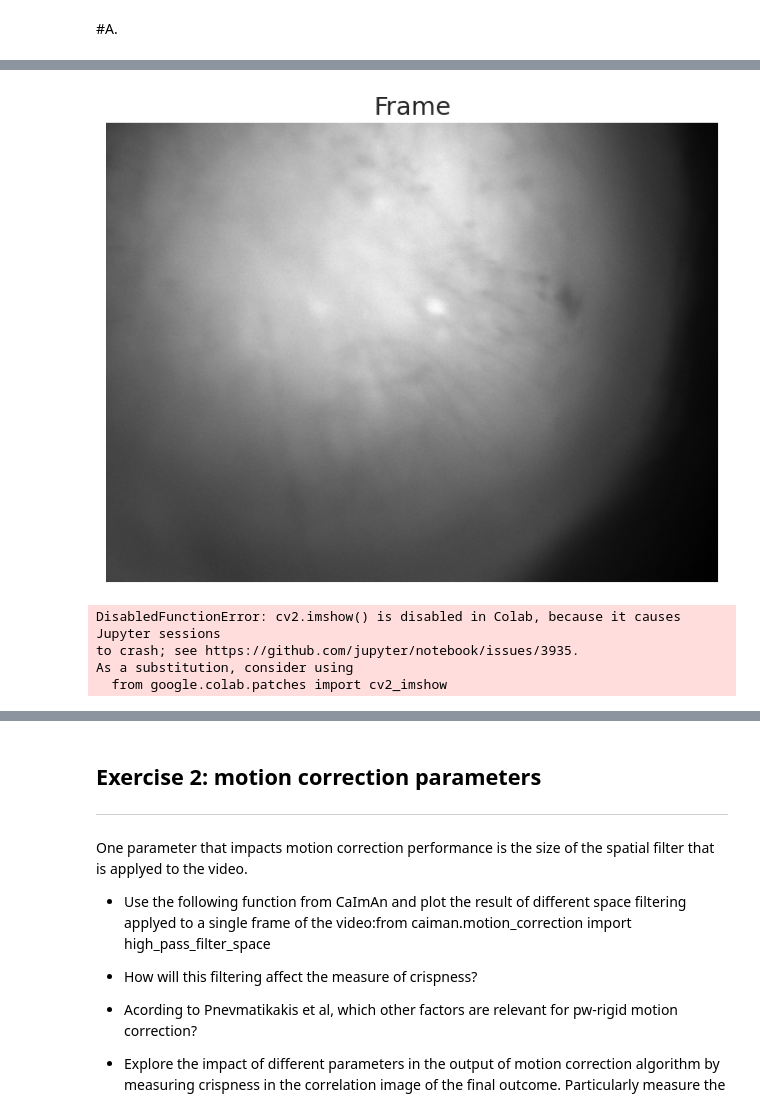
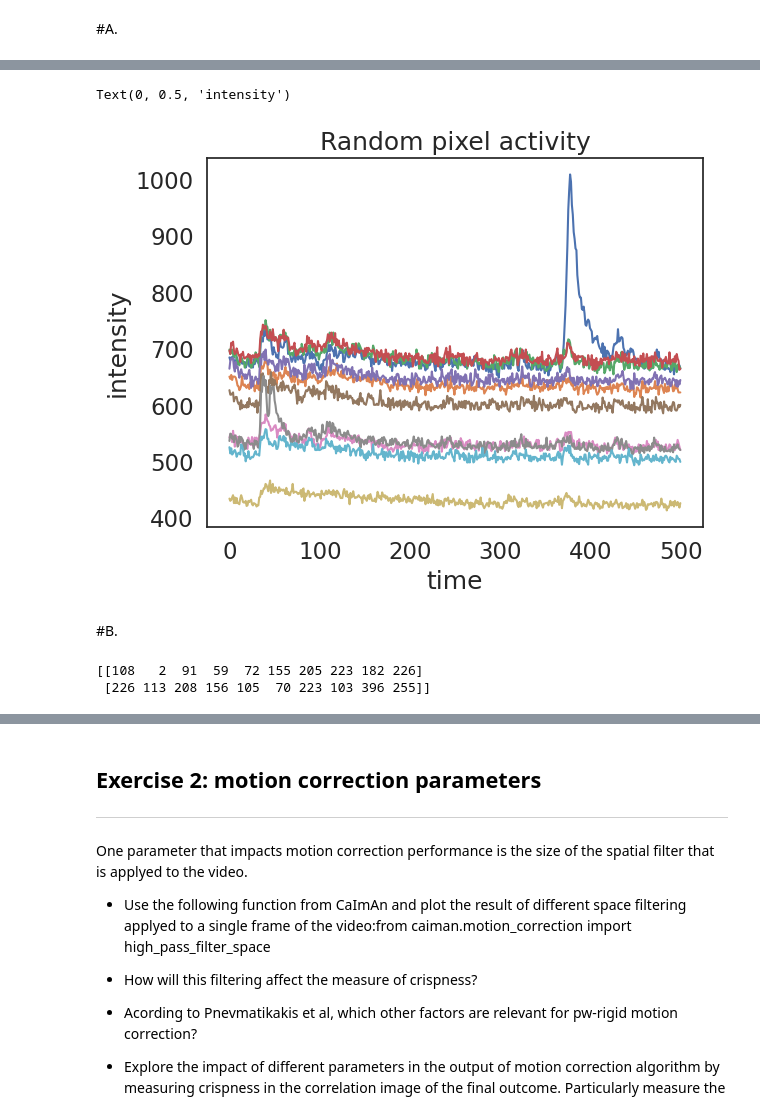
Before and after one commit to xamweil/neural-data, a Jupyter notebook: 02-calcium_imaging/exercises.ipynb, the cells around one changed output, grey strips where cells are left out. Cells and saved outputs as stored; diff of their text form; code cells hidden in the pictures.

```diff
--- a/02-calcium_imaging/exercises.ipynb
+++ b/02-calcium_imaging/exercises.ipynb
@@ -107,13 +105,51 @@ FOV.play doen't work in collab, as it is brwoser based and not allowed to make p
-# %%
-play(FOV)
-# %% [output]
-[figure, removed]
-# %%
-FOV.play(gain = 1,  #light intensity of video
-         magnification = 1, #size of display movie
-         fr = 20)
-# %% [output]
-DisabledFunctionError: cv2.imshow() is disabled in Colab, because it causes Jupyter sessions
-to crash; see https://github.com/jupyter/notebook/issues/3935.
-As a substitution, consider using
-  from google.colab.patches import cv2_imshow
+# %%
+ROI =  cm.load(input_tif_file_path)
+# %%
+def get_rnd_pixels(array, N, init_coord=np.array([0])):
+  if init_coord.all()==0:
+    nrows, ncols = array[0].shape
+    x, y = np.random.choice(range(nrows), size=N, replace=False), np.random.choice(range(ncols), size=N, replace=False)
+  else:
+    x, y = init_coord.T[0], init_coord.T[1]
+  for i in range(N):
+    rnd_pixels = array[:,x, y]
+    coord = np.column_stack((x, y))
+  return rnd_pixels, coord
+# %%
+saved_coord10=np.array([[108, 226],
+                        [  2, 113],
+                        [ 91, 208],
+                        [ 59, 156],
+                        [ 72, 105],
+                        [155,  70],
+                        [205, 223],
+                        [223, 103],
+                        [182, 396],
+                        [226, 255]])
+# %%
+rnd_pix, coord = get_rnd_pixels(ROI, 10, saved_coord10)
+plt.title("Random pixel activity")
+plt.plot(rnd_pix)
+plt.xlabel("time")
+plt.ylabel("intensity")
+# %% [output]
+Text(0, 0.5, 'intensity')
+[figure, added]
+# %% [markdown]
+#B.
+# %%
+
+saved_coord10=np.array([[108, 226],
+                        [  2, 113],
+                        [ 91, 208],
+                        [ 59, 156],
+                        [ 72, 105],
+                        [155,  70],
+                        [205, 223],
+                        [223, 103],
+                        [182, 396],
+                        [226, 255]])
+print(saved_coord10.T)
+# %% [output]
+[[108   2  91  59  72 155 205 223 182 226]
+ [226 113 208 156 105  70 223 103 396 255]]
```
Also changed, not shown: parts of 13 cells of this notebook.
